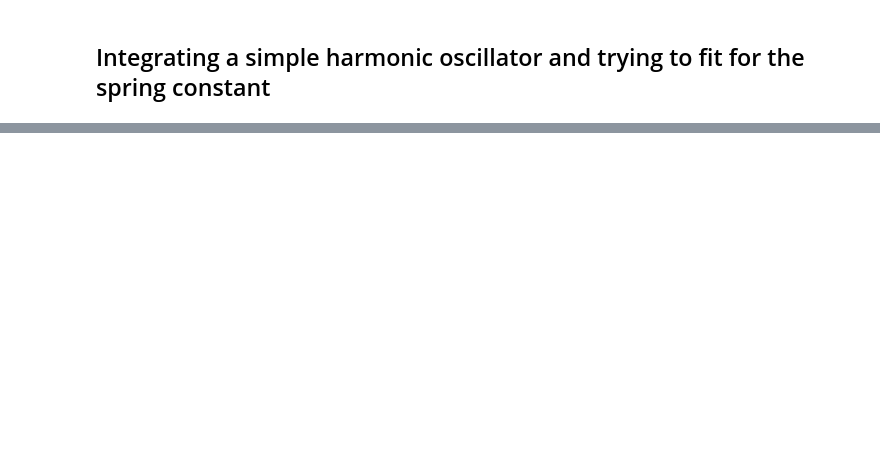
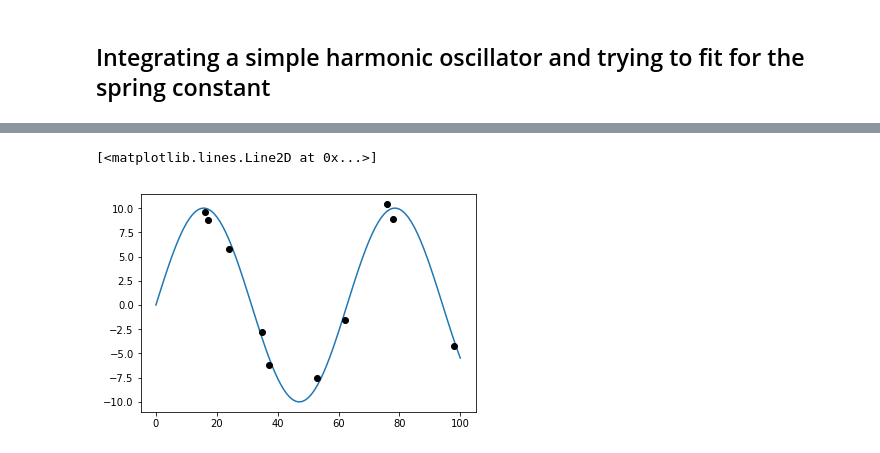
Before and after one commit to andersdot/shoderivz, a Jupyter notebook: shoderivz.ipynb, the cells around one changed output, grey strips where cells are left out. Saved outputs shown, nothing was run; the diff lists cells and outputs as text; code cells hidden in the pictures; blank space fills up the shorter version.

```diff
--- a/shoderivz.ipynb
+++ b/shoderivz.ipynb
@@ -51,0 +82,6 @@ def ln_likelihood(theta, data):
+# %%
+plt.plot(x)
+plt.plot(randind, x_obs, 'ko')
+# %% [output]
+[<matplotlib.lines.Line2D at 0x...>]
+[figure, added]
```
Also changed, not shown: parts of 11 cells of this notebook.
